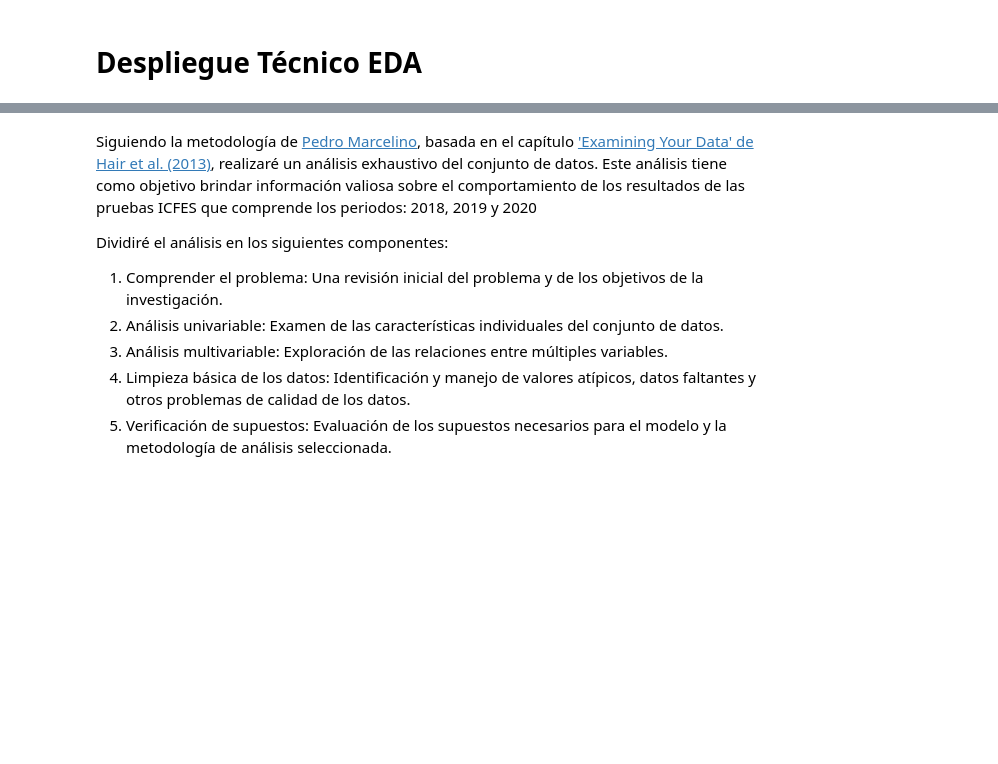
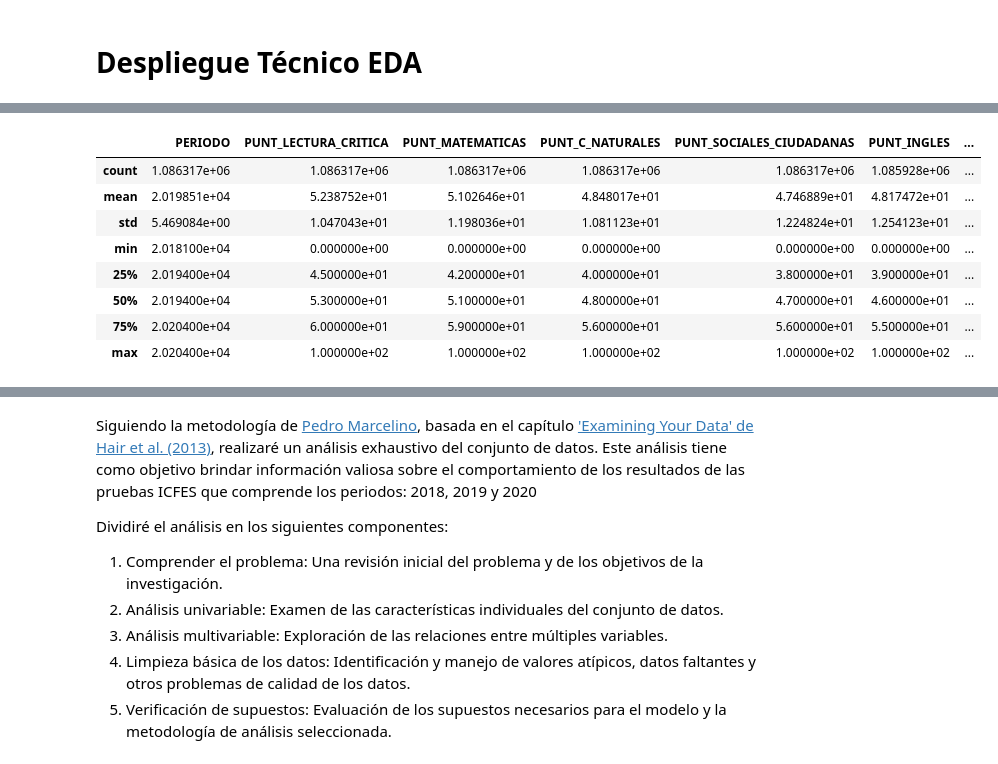
Before and after one commit to wespitia9/AVDV3-219, a Jupyter notebook: Modulo_3-Programacion_Avanzada_y_Automatizacion/Modulo-3_dev.ipynb, the cells around one changed output, grey strips where cells are left out. Drawn from its saved outputs; the diff is of its cells as text; code cells hidden in the pictures; blank space fills up the shorter version.

```diff
--- a/Modulo_3-Programacion_Avanzada_y_Automatizacion/Modulo-3_dev.ipynb
+++ b/Modulo_3-Programacion_Avanzada_y_Automatizacion/Modulo-3_dev.ipynb
@@ -280,9 +280,10 @@ plt.show()
 # Despliegue Técnico EDA
 # %%
 # Se crea un DataFrame nuevo, utilizando los datos existentes del dataset
-
+df_acumulado_saber_11 = pd.DataFrame(df_acumulado_saber_11)
 
 # Consulta y validación de la cantidad de filas y columnas del dataframe
-
+num_rows, num_cols = df_acumulado_saber_11.shape
 
 # Imprimir mensaje y valores de salidas del dataframe
+print(f'El DataFrame, tiene {num_rows} filas y {num_cols} columnas.')
@@ -288,0 +322,12 @@ plt.show()
+# %%
+df_acumulado_saber_11.describe()
+# %% [output]
+|  | PERIODO | PUNT_LECTURA_CRITICA | PUNT_MATEMATICAS | PUNT_C_NATURALES | PUNT_SOCIALES_CIUDADANAS | PUNT_INGLES | ... |
+| count | 1.086317e+06 | 1.086317e+06 | 1.086317e+06 | 1.086317e+06 | 1.086317e+06 | 1.085928e+06 | ... |
+| mean | 2.019851e+04 | 5.238752e+01 | 5.102646e+01 | 4.848017e+01 | 4.746889e+01 | 4.817472e+01 | ... |
+| std | 5.469084e+00 | 1.047043e+01 | 1.198036e+01 | 1.081123e+01 | 1.224824e+01 | 1.254123e+01 | ... |
+| min | 2.018100e+04 | 0.000000e+00 | 0.000000e+00 | 0.000000e+00 | 0.000000e+00 | 0.000000e+00 | ... |
+| 25% | 2.019400e+04 | 4.500000e+01 | 4.200000e+01 | 4.000000e+01 | 3.800000e+01 | 3.900000e+01 | ... |
+| 50% | 2.019400e+04 | 5.300000e+01 | 5.100000e+01 | 4.800000e+01 | 4.700000e+01 | 4.600000e+01 | ... |
+| 75% | 2.020400e+04 | 6.000000e+01 | 5.900000e+01 | 5.600000e+01 | 5.600000e+01 | 5.500000e+01 | ... |
+| max | 2.020400e+04 | 1.000000e+02 | 1.000000e+02 | 1.000000e+02 | 1.000000e+02 | 1.000000e+02 | ... |
```
Also changed, not shown: parts of 6 cells of this notebook.
